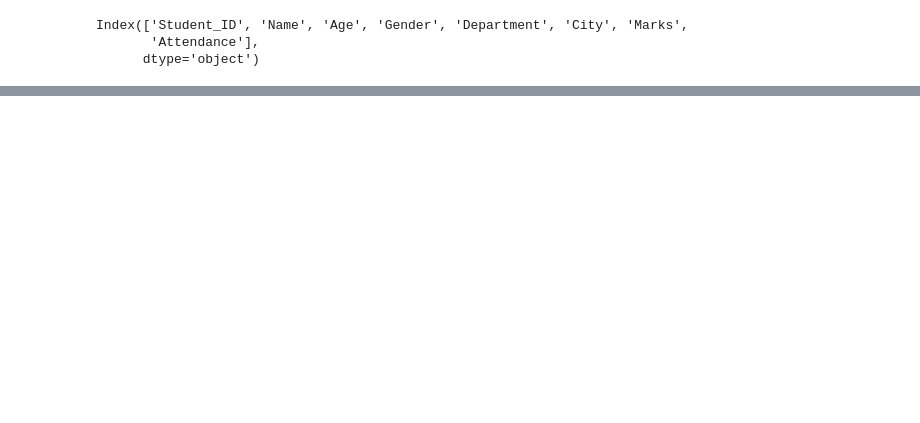
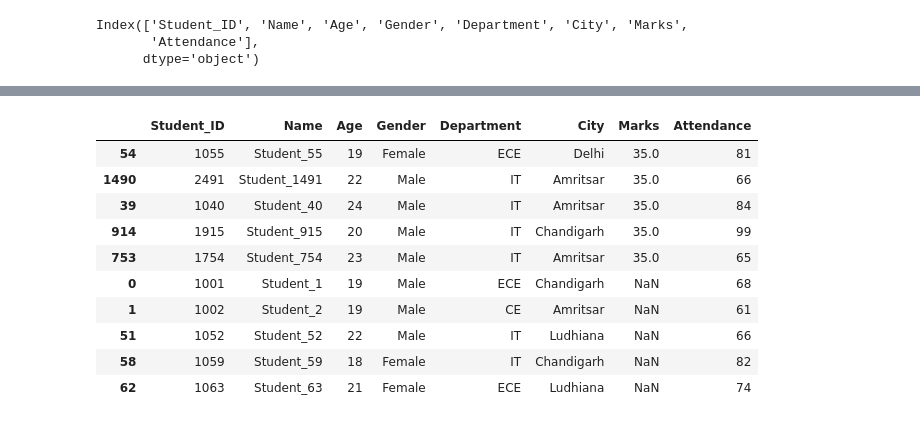
Before and after one commit to karma-sangey/temp00, a Jupyter notebook: pandass.ipynb, the cells around one changed output, grey strips where cells are left out. Cells and saved outputs as stored; diff of their text form; code cells hidden in the pictures; blank space fills up the shorter version.

```diff
--- a/pandass.ipynb
+++ b/pandass.ipynb
@@ -136,0 +153,14 @@ df.sample(10)
+# %%
+df.sort_values(by="Marks", ascending=False).tail(10)
+# %% [output]
+|  | Student_ID | Name | Age | Gender | Department | City | Marks | Attendance |
+| 54 | 1055 | Student_55 | 19 | Female | ECE | Delhi | 35.0 | 81 |
+| 1490 | 2491 | Student_1491 | 22 | Male | IT | Amritsar | 35.0 | 66 |
+| 39 | 1040 | Student_40 | 24 | Male | IT | Amritsar | 35.0 | 84 |
+| 914 | 1915 | Student_915 | 20 | Male | IT | Chandigarh | 35.0 | 99 |
+| 753 | 1754 | Student_754 | 23 | Male | IT | Amritsar | 35.0 | 65 |
+| 0 | 1001 | Student_1 | 19 | Male | ECE | Chandigarh | NaN | 68 |
+| 1 | 1002 | Student_2 | 19 | Male | CE | Amritsar | NaN | 61 |
+| 51 | 1052 | Student_52 | 22 | Male | IT | Ludhiana | NaN | 66 |
+| 58 | 1059 | Student_59 | 18 | Female | IT | Chandigarh | NaN | 82 |
+| 62 | 1063 | Student_63 | 21 | Female | ECE | Ludhiana | NaN | 74 |
```
Also changed, not shown: parts of 14 cells of this notebook.
